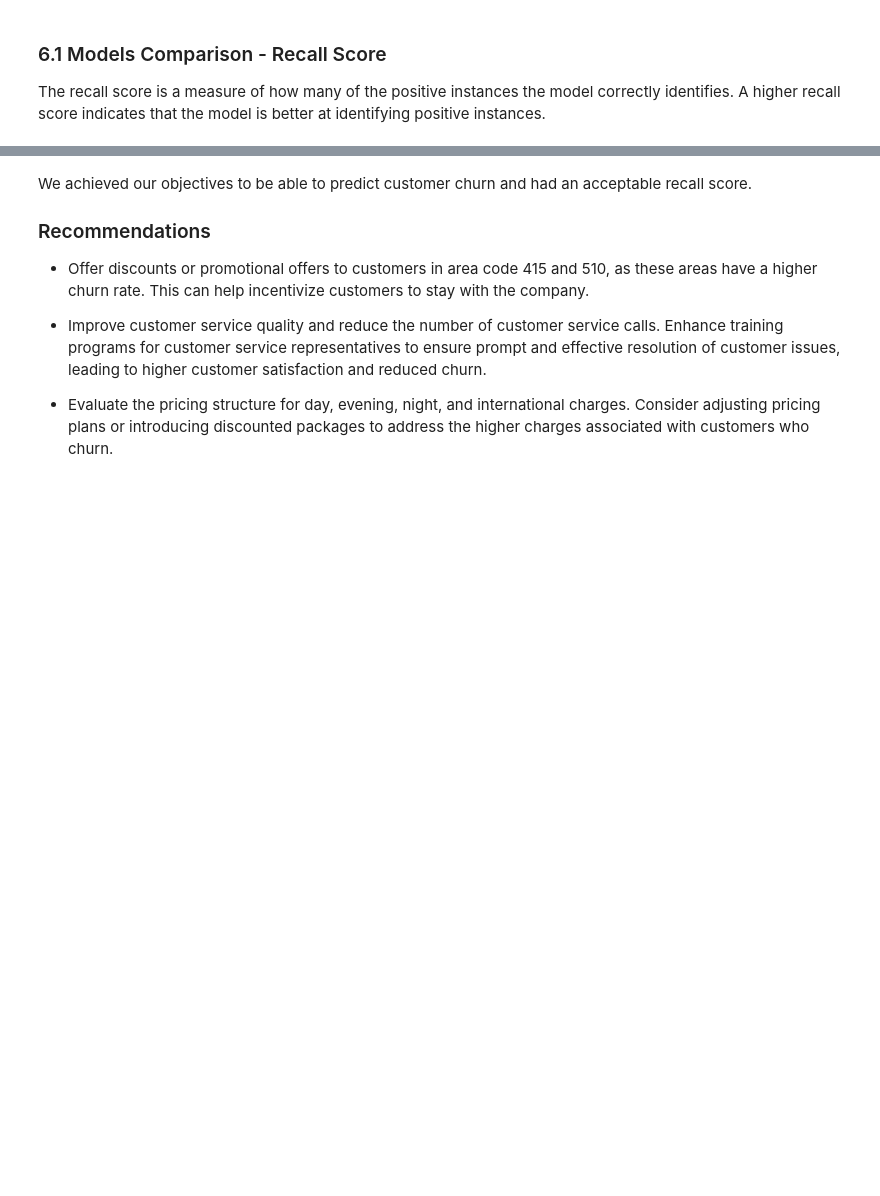
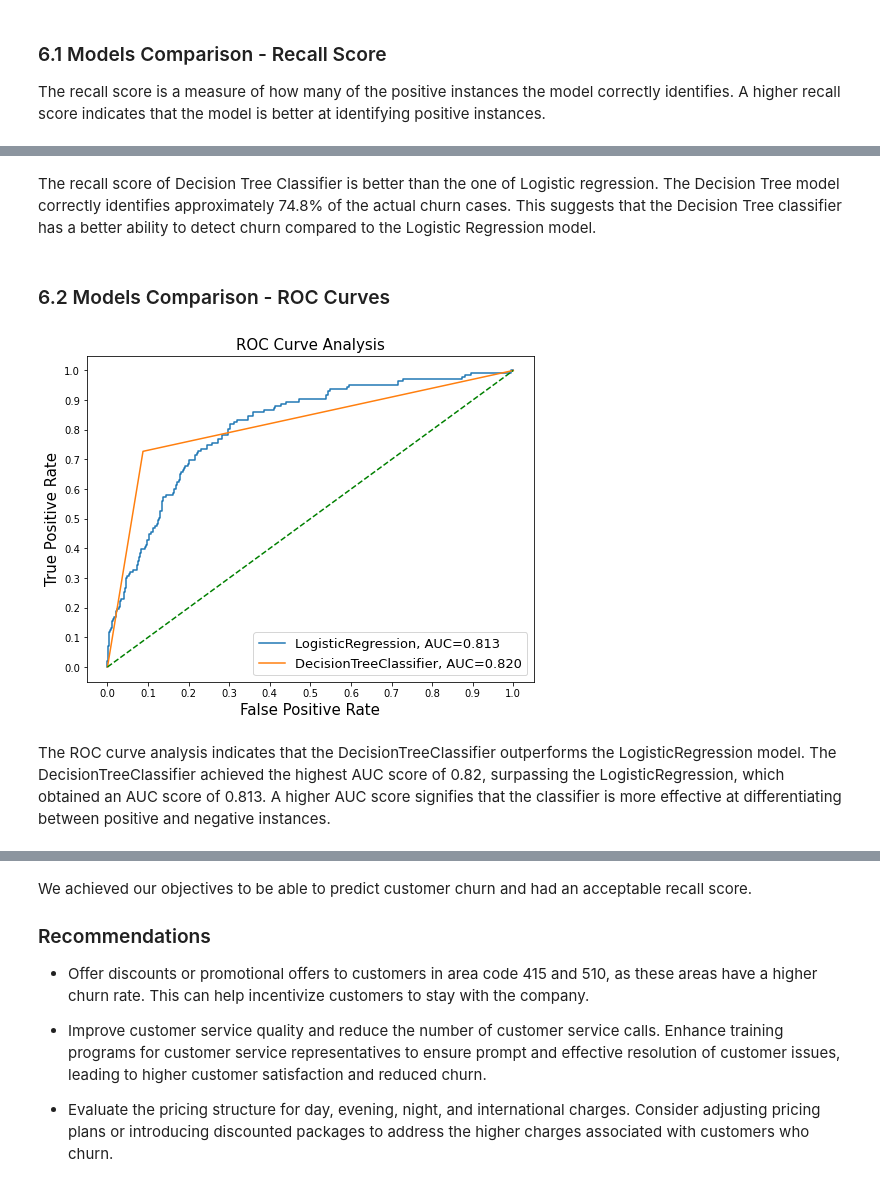
Before and after one commit to Nzoki/PHASE-3-PROJECT, a Jupyter notebook: index.ipynb, the cells around one changed output, grey strips where cells are left out. Cells and saved outputs as stored; diff of their text form; code cells hidden in the pictures; blank space fills up the shorter version.

```diff
--- a/index.ipynb
+++ b/index.ipynb
@@ -614,0 +611,55 @@ The recall score of Logistic regression is better than the one of Decision Tree
+# %% [markdown]
+The recall score of Decision Tree Classifier is better than the one of Logistic regression.
+The Decision Tree model correctly identifies approximately 74.8% of the actual churn cases. This suggests that the Decision Tree classifier has a better ability to detect churn compared to the Logistic Regression model.
+# %% [markdown]
+### 6.2 Models Comparison - ROC Curves
+# %%
+# Define classifiers
+classifiers = [
+    LogisticRegression(),
+    DecisionTreeClassifier()
+]
+
+# Define a result table as a DataFrame
+result_table = pd.DataFrame(columns=['classifiers', 'fpr', 'tpr', 'auc'])
+
+# Train the models and record the results
+for cls in classifiers:
+    model = cls.fit(X_train_resampled, y_train_resampled)
+    yproba = model.predict_proba(X_test)[:, 1]  # Get probability estimates for the positive class
+
+    fpr, tpr, _ = roc_curve(y_test, yproba)
+    auc = roc_auc_score(y_test, yproba)
+    result_table = result_table.append({
+        'classifiers': cls.__class__.__name__,
+        'fpr': fpr,
+        'tpr': tpr,
+        'auc': auc
+    }, ignore_index=True)
+
+# Set name of the classifiers as index labels
+result_table.set_index('classifiers', inplace=True)
+
+# Plot ROC curves
+plt.figure(figsize=(8, 6))
+
+for i in result_table.index:
+    plt.plot(result_table.loc[i]['fpr'],
+             result_table.loc[i]['tpr'],
+             label="{}, AUC={:.3f}".format(i, result_table.loc[i]['auc']))
+
+plt.plot([0, 1], [0, 1], color='green', linestyle='--')
+plt.xticks(np.arange(0.0, 1.1, step=0.1))
+plt.xlabel("False Positive Rate", fontsize=15)
+
+plt.yticks(np.arange(0.0, 1.1, step=0.1))
+plt.ylabel("True Positive Rate", fontsize=15)
+
+plt.title('ROC Curve Analysis', fontsize=15)
+plt.legend(prop={'size': 13}, loc='lower right')
+
+plt.show()
+# %% [output]
+[figure, added]
+# %% [markdown]
+The ROC curve analysis indicates that the DecisionTreeClassifier outperforms the LogisticRegression model. The DecisionTreeClassifier achieved the highest AUC score of 0.82, surpassing the LogisticRegression, which obtained an AUC score of 0.813. A higher AUC score signifies that the classifier is more effective at differentiating between positive and negative instances.
```
Also changed, not shown: parts of 8 cells of this notebook.
